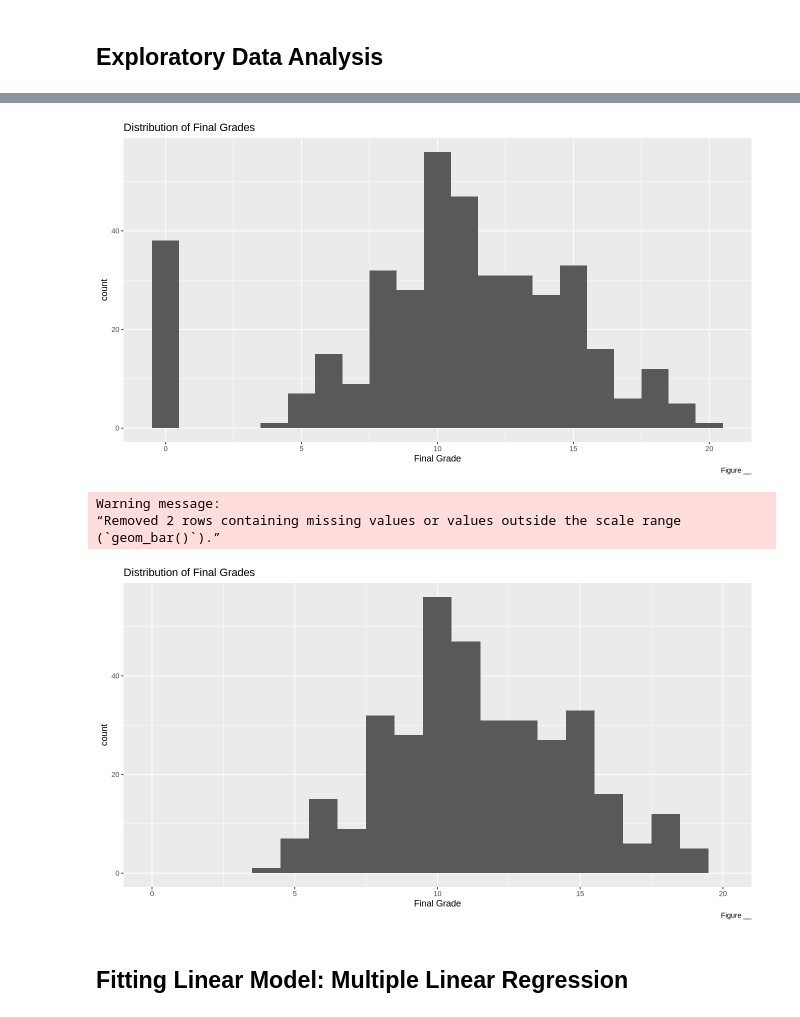
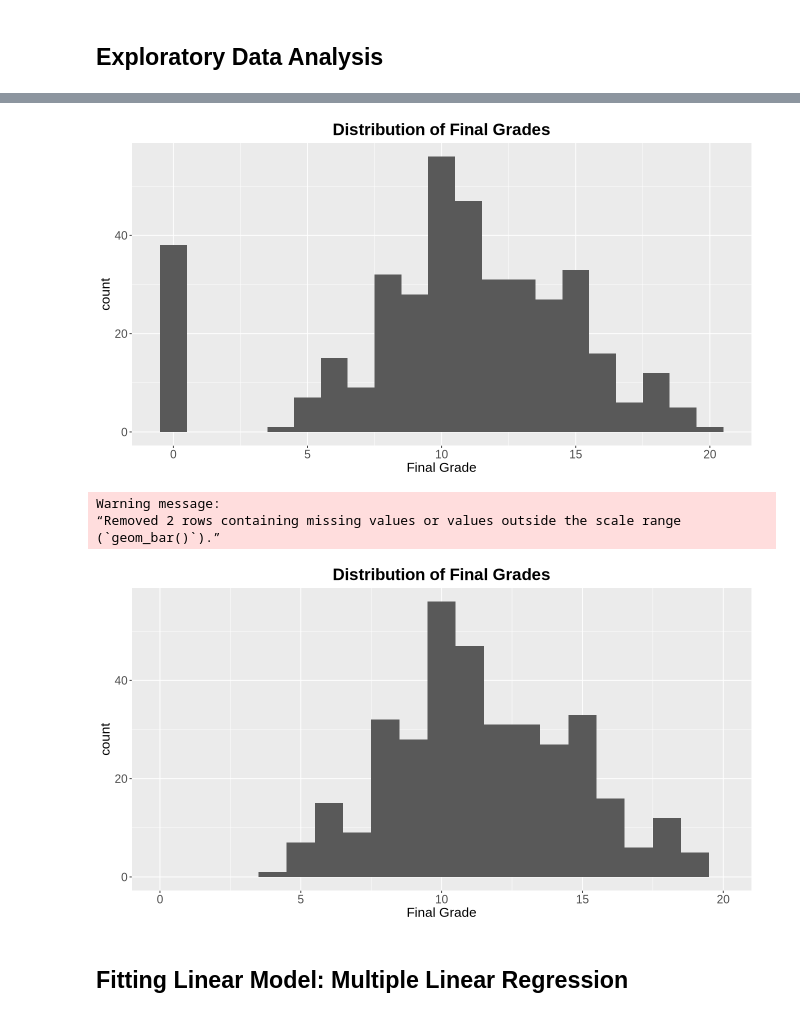
Before and after one commit to svnxxa/STAT-306-Group-Project, a Jupyter notebook: STAT 306 Final Report.ipynb, the cells around one changed output, grey strips where cells are left out. Drawn from its saved outputs; the diff is of its cells as text; code cells hidden in the pictures.

Commit message:
bigger plot label text size

```diff
--- a/STAT 306 Final Report.ipynb
+++ b/STAT 306 Final Report.ipynb
@@ -131,15 +115,17 @@ Warning message:
 # %%
 # Create a histogram to visualize the distribution of grades
 options(repr.plot.width = 11, repr.plot.height = 6)
 students_grade_dist <- data %>%
     ggplot(aes(x = final_grade)) +
     geom_histogram(binwidth = 1) +
     labs(x = "Final Grade",
-        title = "Distribution of Final Grades",
-        caption = "Figure __")
+        title = "Distribution of Final Grades") +
+theme(plot.title = element_text(hjust = 0.5, size = 20, face = "bold"), # Center title and increase size
+        axis.title = element_text(size = 16), # Increase axis label text size
+        axis.text = element_text(size = 14))
 students_grade_dist
 # %% [output]
-[figure, old version]
+[figure, new version]
 # %%
 # Create a histogram to visualize the distribution of grades
 options(repr.plot.width = 11, repr.plot.height = 6)
@@ -148,14 +134,16 @@ students_grade_dist_new <- data %>%
     geom_histogram(binwidth = 1) +
     scale_x_continuous(limits = c(0,20)) +
     labs(x = "Final Grade",
-        title = "Distribution of Final Grades",
-        caption = "Figure __")
+        title = "Distribution of Final Grades") +
+theme(plot.title = element_text(hjust = 0.5, size = 20, face = "bold"), # Center title and increase size
+        axis.title = element_text(size = 16), # Increase axis label text size
+        axis.text = element_text(size = 14))
 students_grade_dist_new
 # %% [output]
 Warning message:
 “Removed 2 rows containing missing values or values outside the scale range
 (`geom_bar()`).”
-[figure, old version]
+[figure, new version]
 # %% [markdown]
 ## Fitting Linear Model: Multiple Linear Regression
 # %%
```
Also changed, not shown: parts of 5 cells of this notebook.
